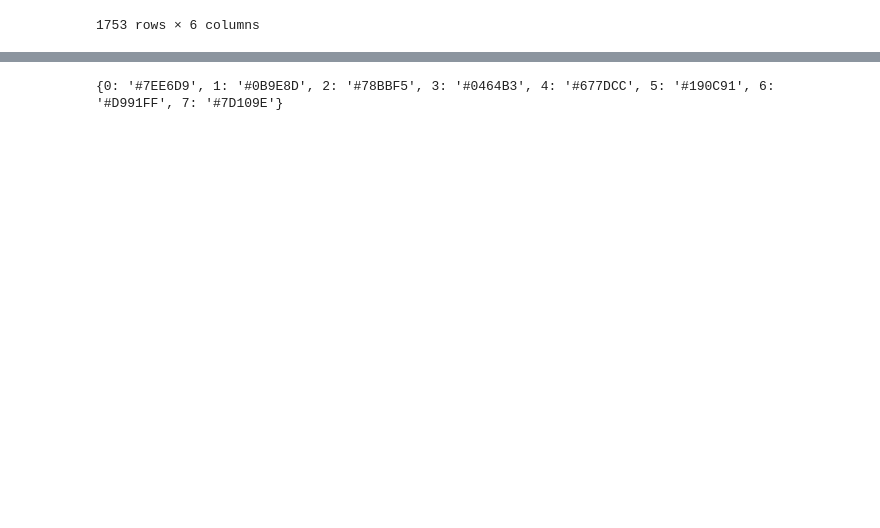
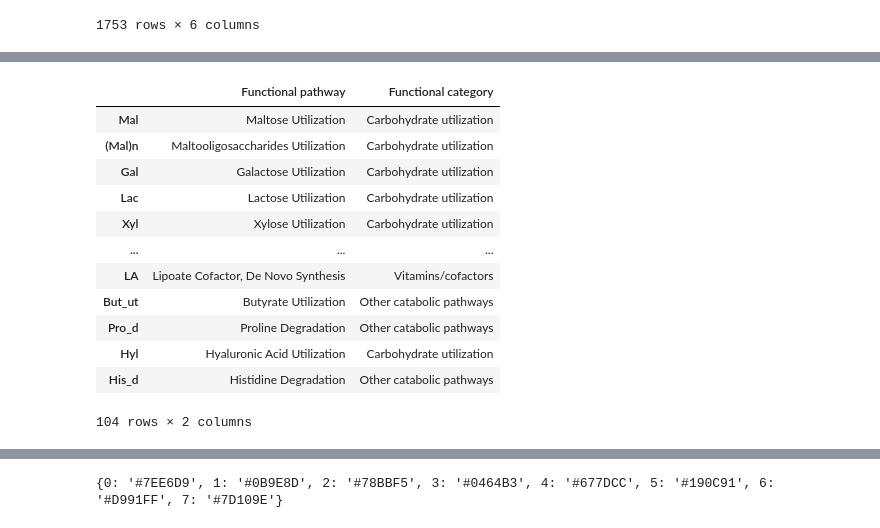
Before and after one commit to evanmlee/GordonLab, a Jupyter notebook: DE_pht_analysis.ipynb, the cells around one changed output, grey strips where cells are left out. Saved outputs shown, nothing was run; the diff lists cells and outputs as text; code cells hidden in the pictures; blank space fills up the shorter version.

```diff
--- a/DE_pht_analysis.ipynb
+++ b/DE_pht_analysis.ipynb
@@ -395,0 +122,16 @@ Name: Strain, dtype: int64
+# %%
+display(pht_pathway_df)
+# %% [output]
+|  | Functional pathway | Functional category |
+| Mal | Maltose Utilization | Carbohydrate utilization |
+| (Mal)n | Maltooligosaccharides Utilization | Carbohydrate utilization |
+| Gal | Galactose Utilization | Carbohydrate utilization |
+| Lac | Lactose Utilization | Carbohydrate utilization |
+| Xyl | Xylose Utilization | Carbohydrate utilization |
+| ... | ... | ... |
+| LA | Lipoate Cofactor, De Novo Synthesis | Vitamins/cofactors |
+| But_ut | Butyrate Utilization | Other catabolic pathways |
+| Pro_d | Proline Degradation | Other catabolic pathways |
+| Hyl | Hyaluronic Acid Utilization | Carbohydrate utilization |
+| His_d | Histidine Degradation | Other catabolic pathways |
+104 rows × 2 columns
```
Also changed, not shown: parts of 9 cells of this notebook, 9 other files.
